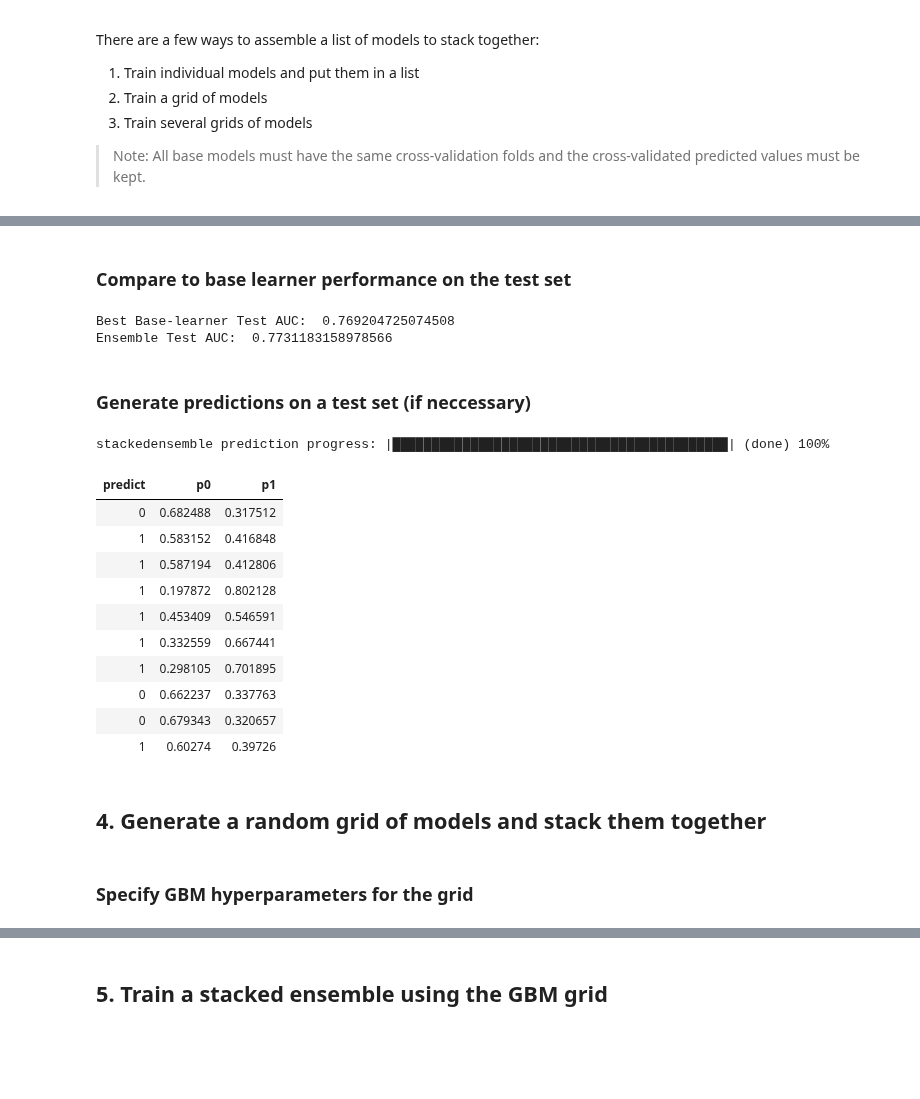
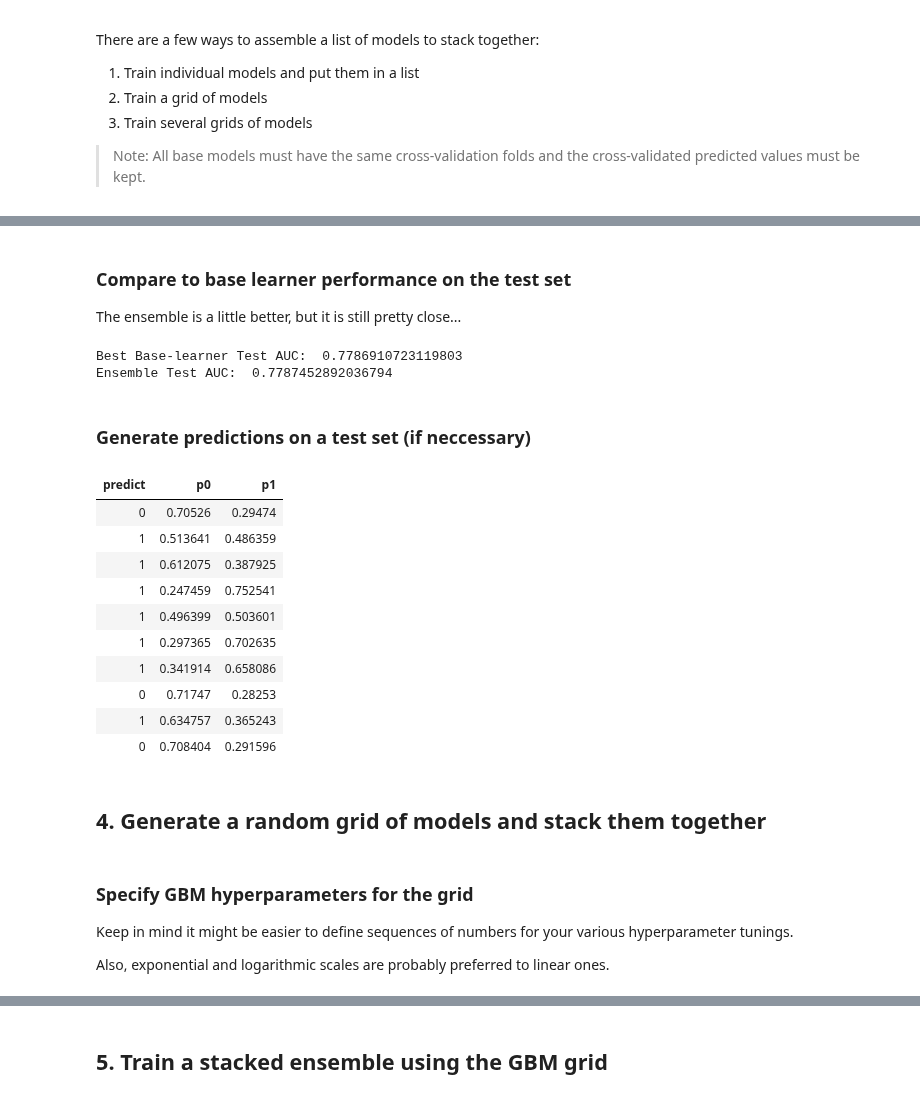
Before and after one commit to EastBayEv/SSDS-TAML, a Jupyter notebook: _build/jupyter_execute/winter2022/Chapter5.ipynb, the cells around one changed output, grey strips where cells are left out. Cells and saved outputs as stored; diff of their text form; code cells hidden in the pictures; blank space fills up the shorter version.

```diff
--- a/_build/jupyter_execute/winter2022/Chapter5.ipynb
+++ b/_build/jupyter_execute/winter2022/Chapter5.ipynb
@@ -144,0 +159,7 @@ There are a few ways to assemble a list of models to stack together:
+# %%
+rf = H2ORandomForestEstimator(ntrees = 100,
+                              nfolds = nfolds,
+                              fold_assignment = 'Modulo',
+                              keep_cross_validation_predictions = True,
+                              seed = 1)
+rf.train(x = x, y = y, training_frame = train)
@@ -147,12 +322,12 @@ There are a few ways to assemble a list of models to stack together:
 # %%
-my_gbm = H2OGradientBoostingEstimator(distribution="bernoulli",
-                                      ntrees=10,
-                                      max_depth=3,
-                                      min_rows=2,
-                                      learn_rate=0.2,
-                                      nfolds=nfolds,
-                                      fold_assignment="Modulo",
-                                      keep_cross_validation_predictions=True,
-                                      seed=1)
-my_gbm.train(x=x, y=y, training_frame=train)
+gbm = H2OGradientBoostingEstimator(distribution = "bernoulli",
+                                   ntrees = 10,
+                                   max_depth = 3,
+                                   min_rows = 2,
+                                   learn_rate = 0.2,
+                                   nfolds = nfolds,
+                                   fold_assignment = "Modulo",
+                                   keep_cross_validation_predictions = True,
+                                   seed = 1)
+gbm.train(x = x, y = y, training_frame = train)
 # %% [output]
@@ -363,0 +489,4 @@ Maximum Metrics: Maximum metrics at their respective thresholds
+# %%
+ensemble = H2OStackedEnsembleEstimator(model_id = "my_ensemble_binomial",
+                                       base_models = [rf, gbm])
+ensemble.train(x = x, y = y, training_frame = train)
@@ -364,8 +553,4 @@ Maximum Metrics: Maximum metrics at their respective thresholds
 # %%
-ensemble = H2OStackedEnsembleEstimator(model_id="my_ensemble_binomial",
-                                       base_models=[my_gbm, my_rf])
-ensemble.train(x=x, y=y, training_frame=train)
-
-# Eval ensemble performance on the test data
 perf_stack_test = ensemble.model_performance(test)
+perf_stack_test
 # %% [output]
@@ -432,35 +613,40 @@ Gains/Lift Table: Avg response rate: 53.70 %, avg score: 52.19 %
 # %% [markdown]
 ### Compare to base learner performance on the test set
+
+The ensemble is a little better, but it is still pretty close...
 # %%
-perf_gbm_test = my_gbm.model_performance(test)
-perf_rf_test = my_rf.model_performance(test)
+perf_gbm_test = gbm.model_performance(test)
+perf_rf_test = rf.model_performance(test)
 baselearner_best_auc_test = max(perf_gbm_test.auc(), perf_rf_test.auc())
 stack_auc_test = perf_stack_test.auc()
 print("Best Base-learner Test AUC:  {0}".format(baselearner_best_auc_test))
 print("Ensemble Test AUC:  {0}".format(stack_auc_test))
 # %% [output]
-Best Base-learner Test AUC:  0.769204725074508
-Ensemble Test AUC:  0.7731183158978566
+Best Base-learner Test AUC:  0.7786910723119803
+Ensemble Test AUC:  0.7787452892036794
 # %% [markdown]
 ### Generate predictions on a test set (if neccessary)
 # %%
-pred = ensemble.predict(test)
-pred
+predictions = ensemble.predict(test)
+predictions
 # %% [output]
-stackedensemble prediction progress: |███████████████████████████████████████████| (done) 100%
 | predict | p0 | p1 |
-| 0 | 0.682488 | 0.317512 |
-| 1 | 0.583152 | 0.416848 |
-| 1 | 0.587194 | 0.412806 |
-| 1 | 0.197872 | 0.802128 |
-| 1 | 0.453409 | 0.546591 |
-| 1 | 0.332559 | 0.667441 |
-| 1 | 0.298105 | 0.701895 |
-| 0 | 0.662237 | 0.337763 |
-| 0 | 0.679343 | 0.320657 |
-| 1 | 0.60274 | 0.39726 |
+| 0 | 0.70526 | 0.29474 |
+| 1 | 0.513641 | 0.486359 |
+| 1 | 0.612075 | 0.387925 |
+| 1 | 0.247459 | 0.752541 |
+| 1 | 0.496399 | 0.503601 |
+| 1 | 0.297365 | 0.702635 |
+| 1 | 0.341914 | 0.658086 |
+| 0 | 0.71747 | 0.28253 |
+| 1 | 0.634757 | 0.365243 |
+| 0 | 0.708404 | 0.291596 |
 # %% [markdown]
 ## 4. Generate a random grid of models and stack them together
 # %% [markdown]
 ### Specify GBM hyperparameters for the grid
+
+Keep in mind it might be easier to define sequences of numbers for your various hyperparameter tunings.
+
+Also, exponential and logarithmic scales are probably preferred to linear ones.
 # %%
```
Also changed, not shown: parts of 38 cells of this notebook, 10 other files.
